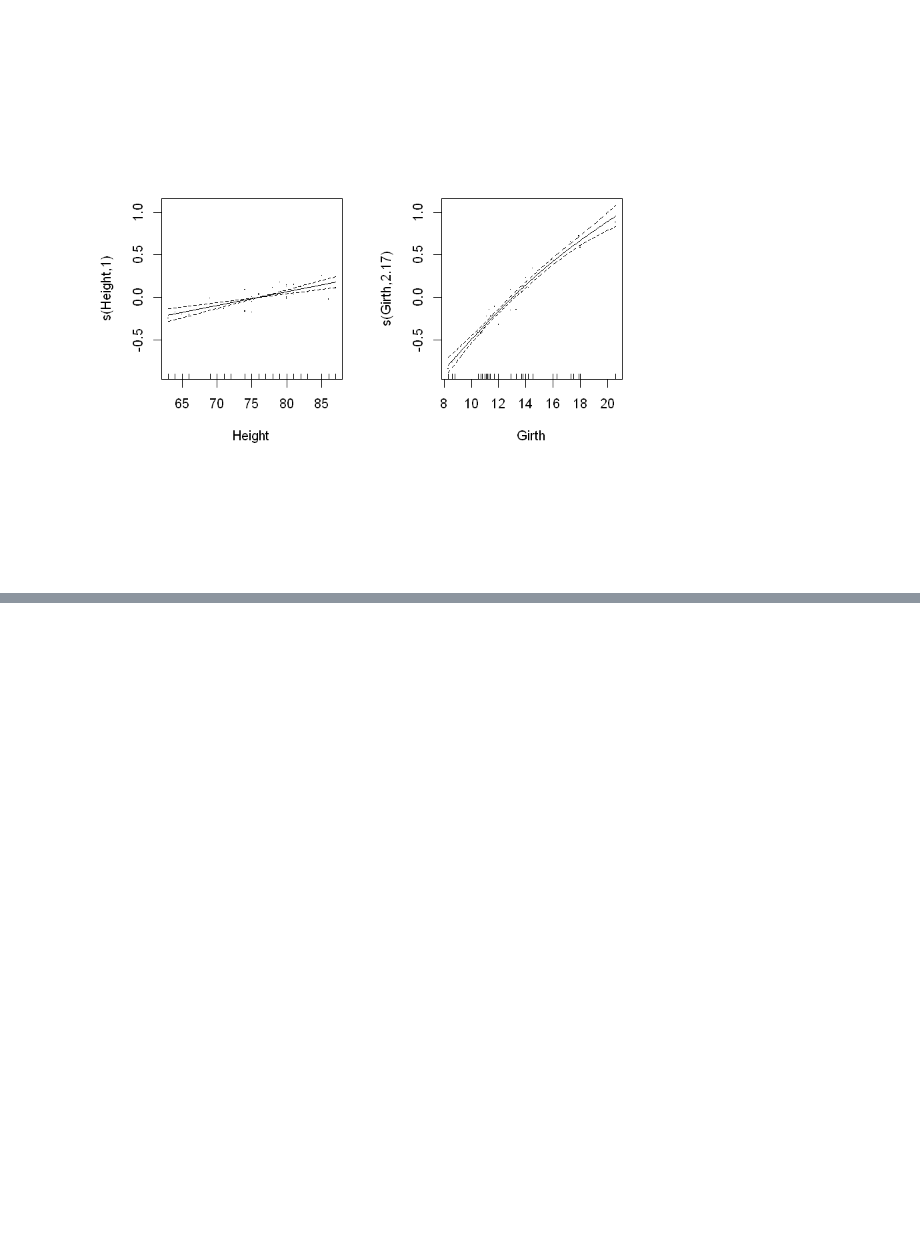
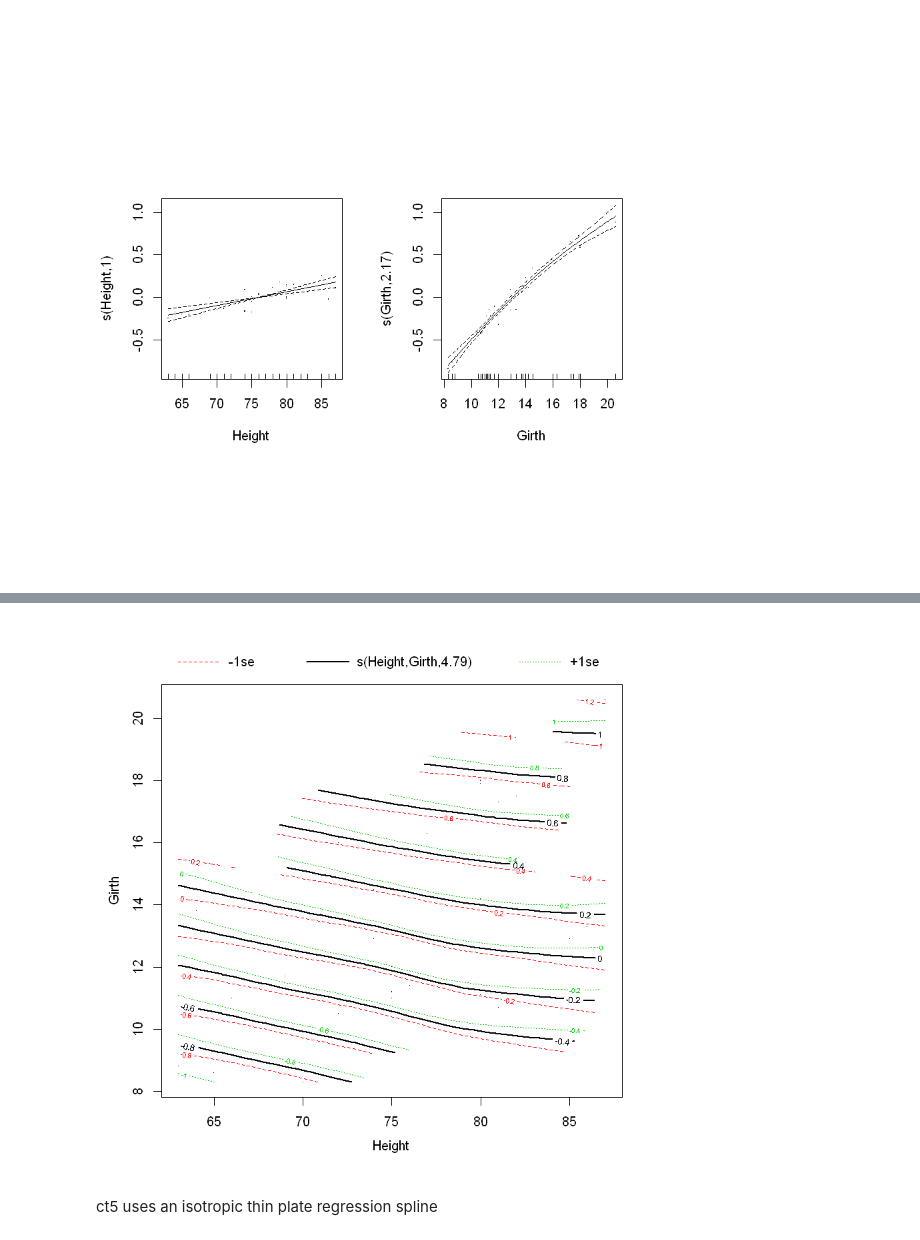
Before and after one commit to ginaliqili/appm6900, a Jupyter notebook: Chapter 4 Examples.ipynb, the cells around one changed output, grey strips where cells are left out. Cells and saved outputs as stored; diff of their text form; code cells hidden in the pictures; blank space fills up the shorter version.

```diff
--- a/Chapter 4 Examples.ipynb
+++ b/Chapter 4 Examples.ipynb
@@ -295,0 +318,2 @@ plot(ct4, residuals=TRUE)
+# %%
+ct5 <- gam(Volume ~ s(Height, Girth, k=25), family=Gamma(link=log), data=trees)
@@ -295,0 +333,6 @@ plot(ct4, residuals=TRUE)
+# %%
+plot(ct5, too.far=0.15)
+# %% [output]
+[figure, added]
+# %% [markdown]
+ct5 uses an isotropic thin plate regression spline
```
Also changed, not shown: parts of 26 cells of this notebook.
